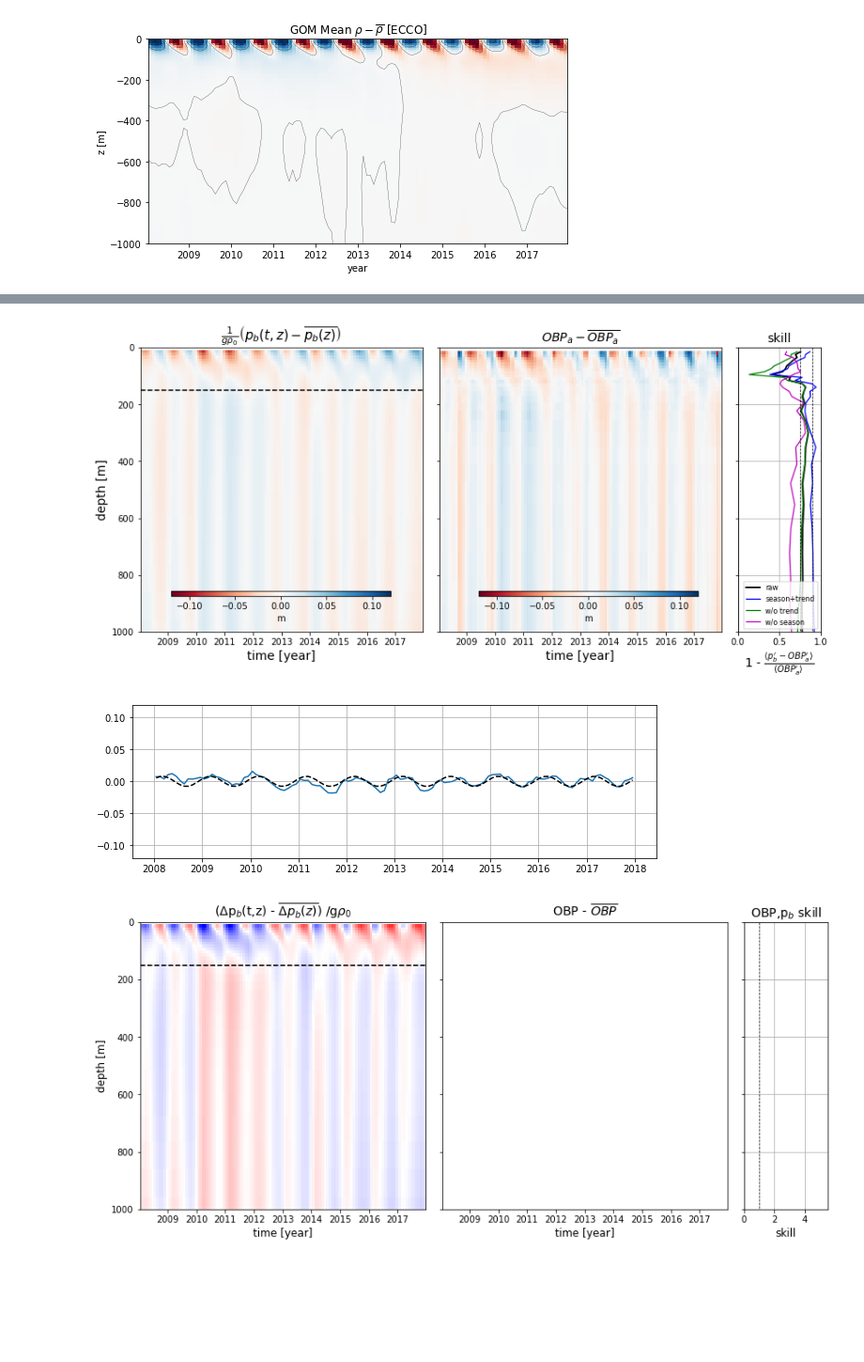
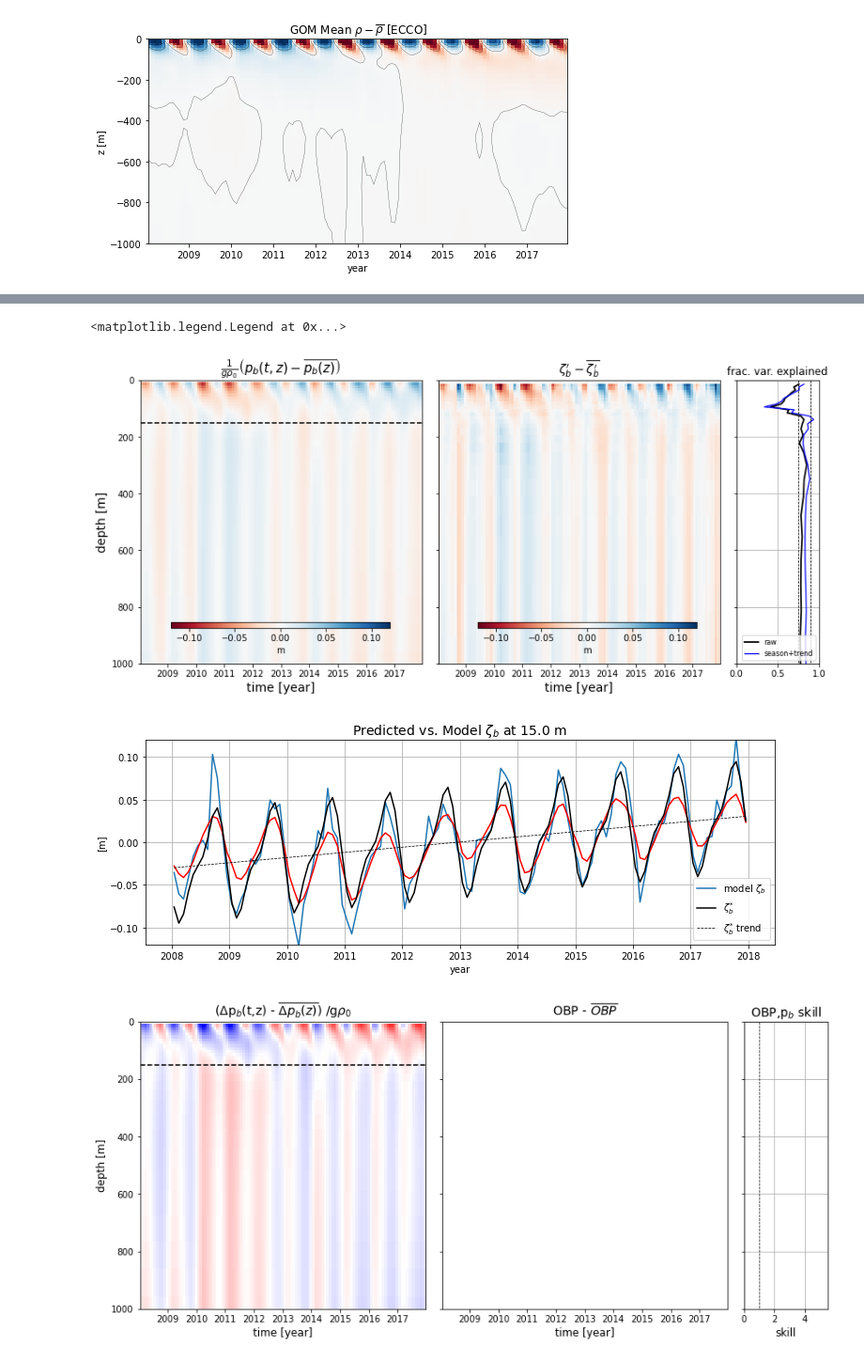
Before and after one commit to jakesteinberg/nasa_ostst, a Jupyter notebook: landerer.ipynb, the cells around one changed output, grey strips where cells are left out. Shown at 94% size. Drawn from its saved outputs; the diff is of its cells as text; code cells hidden in the pictures; blank space fills up the shorter version.

Commit message:
prep and run of all years

```diff
--- a/landerer.ipynb
+++ b/landerer.ipynb
@@ -214,11 +212,9 @@ pes[np.where(pes < -0.0026)]
 array([], dtype=float64)
 # %%
 # show correspondence between SLA, OBP, and steri height as a function of depth
-lon_w = -98; lon_e = -80;
-lat_s = 17; lat_n = 31;
+lon_w = -98; lon_e = -80; lat_s = 17; lat_n = 31;
 skill = 1 - ((s_press.isel(tile=tile_num) - (ster)).var(dim='time')) / \
              ((s_press.isel(tile=tile_num)).var(dim='time'))
-
 colMap = plt.get_cmap('plasma');
 f, ax = plt.subplots(1,1,figsize=(6,4), subplot_kw={'projection':ccrs.PlateCarree(central_longitude=0)})
 cc =ax.pcolor(lons, lats, skill, transform=ccrs.PlateCarree(),cmap=colMap,vmin=0,vmax=1); ax.grid();
@@ -244,8 +240,7 @@ gulf_mask = xr.DataArray(
         XC=(["j","i"], ecco_monthly_ds.XC.isel(tile=tile_num).data), YC=(["j","i"], ecco_monthly_ds.YC.isel(tile=tile_num).data),
     ),
 )
-lon_w = -98; lon_e = -80;
-lat_s = 17; lat_n = 31;
+lon_w = -98; lon_e = -80; lat_s = 17; lat_n = 31;
 gulf_mask = gulf_mask.where(lons > lon_w, np.nan)
 gulf_mask = gulf_mask.where(lons < lon_e, np.nan)
 gulf_mask = gulf_mask.where(lats > lat_s, np.nan)
@@ -551,5 +553,5 @@ layb_da = xr.DataArray(data=np.transpose(layb), dims=["zi","time"],
 # %%
-i = 2
+# select depths/obp for tile 10
 obpi = obp_anom.isel(tile=tile_num) # obp.isel(tile=tile_num)*gulf_mask;
 depi = dep.isel(tile=tile_num);
 # obpi_in = obpi.where((depi > -1*v_cell_z[i-1].data) & (depi <= -1*v_cell_z[i].data))
@@ -584,7 +590,15 @@ datetime.fromordinal(int(tday)) + dt.timedelta(days=tday%1) - dt.timedelta(days=
 # %%
 # A*sin((2pi/365)*t + B) + C*cos((2pi/365)*t + D) + E*x + F
 def trend_season_f(x,a,b,c,d,e,f):
-    return a*np.sin((2*np.pi/365)*x+b) + c*np.cos((2*np.pi/365)*x+d) + e*x + f
+    return a*np.sin((2*np.pi/365)*x+b) + c*np.sin((2*np.pi/(365/2))*x+d) + e*x + f
+    # my attempt: a*np.sin((2*np.pi/365)*x+b) + c*np.cos((2*np.pi/365)*x+d) + e*x + f
+    # chris: a*sin((2pi/365)*t+b) + c*sin((2pi/(365/2))*t+d) + e*t + f;
+
+def trend_f(x,e,f):
+    return e*x + f
+
+def season_f(x,a,b,c,d):
+    return a*np.sin((2*np.pi/365)*x+b) + c*np.cos((2*np.pi/365)*x+d)
 
 # ECCO OBP anomaly
 pb_obs_a = (np.transpose(delta_pb_obs - np.nanmean(delta_pb_obs,axis=0))/g/rho0)
@@ -631,68 +645,66 @@ Kc=ax1.pcolor(ecco_monthly_ds.time,pbdeps,deltapbz_total - deltapbz_total.mean(d
 ax1.plot(ecco_monthly_ds.time,150*np.ones(len(ecco_monthly_ds.time)),color='k',linestyle='--')
 ax1.set_ylabel('depth [m]',fontsize=14); ax1.set_xlabel('time [year]',fontsize=14); ax1.set_ylim([0,1000]);
 ax1.set_title(r'$\frac{1}{g\rho_0} \left( p_b(t,z) - \overline{p_b(z)}\right)$',fontsize=15); ax1.invert_yaxis()
 
 ax2.pcolor(ecco_monthly_ds.time,-1*v_cell_z,np.transpose(delta_pb_obs - np.nanmean(delta_pb_obs,axis=0))/g/rho0,cmap='RdBu',vmin=-0.12,vmax=0.12)
 ax2.set_yticklabels(['']); ax2.set_xlabel('time [year]',fontsize=14); ax2.set_ylim([0,1000]);
-ax2.set_title(r"$OBP_a - \overline{OBP_a}$",fontsize=14); ax2.invert_yaxis()
+ax2.set_title(r"$\zeta_{b}' - \overline{\zeta_{b}'}$",fontsize=14); ax2.invert_yaxis()
 
 # pb_obs_a = (np.transpose(delta_pb_obs - np.nanmean(delta_pb_obs,axis=0))/g/rho0)
 # pb_est_a = (deltapbz_total - deltapbz_total.mean(dim=['time']))
 
 pb_skill = 1 - np.nanvar(pb_obs_a - pb_est_a, axis=1)/np.nanvar(pb_obs_a,axis=1)
 pb_skill_model = 1 - np.nanvar(pb_obs_a_model - pb_est_a_model, axis=1)/np.nanvar(pb_obs_a_model,axis=1)
 pb_skill_wo_trend = 1 - np.nanvar(pb_obs_a_no_trend - pb_est_a_no_trend, axis=1)/np.nanvar(pb_obs_a_no_trend,axis=1)
 pb_skill_wo_season = 1 - np.nanvar(pb_obs_a_no_season - pb_est_a_no_season, axis=1)/np.nanvar(pb_obs_a_no_season,axis=1)
 
 cbpos = [0.16, 0.22, 0.25, 0.015]; cax = fig.add_axes(cbpos);
 cb = f.colorbar(Kc, cax=cax, orientation='horizontal', label='m')
 cbpos = [0.51, 0.22, 0.25, 0.015]; cax = fig.add_axes(cbpos);
 cb = f.colorbar(Kc, cax=cax, orientation='horizontal', label='m')
 
 ax3.plot(pb_skill,-1*v_cell_z,color='k',linewidth=1.75, label='raw')
 ax3.plot(pb_skill_model,-1*v_cell_z,color='b',linewidth=1.25, label='season+trend')
-ax3.plot(pb_skill_wo_trend,-1*v_cell_z,color='g',linewidth=1.25, label='w/o trend')
-ax3.plot(pb_skill_wo_season,-1*v_cell_z,color='m',linewidth=1.25, label='w/o season')
+# ax3.plot(pb_skill_wo_trend,-1*v_cell_z,color='g',linewidth=1.25, label='w/o trend')
+# ax3.plot(pb_skill_wo_season,-1*v_cell_z,color='m',linewidth=1.25, label='w/o season')
 # ax3.plot([0,0],[0,1000],color='k',linestyle='-',linewidth=1.25)
 ax3.plot([0.75,0.75],[0,1000],color='k',linestyle='--',linewidth=0.75)
 ax3.plot([0.9,0.9],[0,1000],color='k',linestyle='--',linewidth=0.75)
 # ax3.plot([-0.35,-0.35],[0,1000],color='k',linestyle='--',linewidth=0.75)
 # ax3.plot([0.35,0.35],[0,1000],color='k',linestyle='--',linewidth=0.75)
-ax3.set_yticklabels(['']); ax3.set_xlabel(r"1 - $\frac{\langle p_b' - OBP_a' \rangle}{\langle OBP_a' \rangle}$",fontsize=14); ax3.set_xlim([0,1]); ax3.set_ylim([0,1000]);
-ax3.set_title(r'skill',fontsize=14); ax3.invert_yaxis(); ax3.grid(); ax3.legend(loc=4,fontsize=8)
+ax3.set_yticklabels(['']); ax3.set_xlim([0,1]); ax3.set_ylim([0,1000]);
+# ax3.set_xlabel(r"1 - $\frac{\langle p_b' - OBP_a' \rangle}{\langle OBP_a' \rangle}$",fontsize=14); ax3.set_title(r'skill',fontsize=14);
+ax3.set_title('frac. var. explained')
+ax3.invert_yaxis(); ax3.grid(); ax3.legend(loc=4,fontsize=8)
 
 # cbpos = [0.92, 0.15, 0.015, 0.4]; cax = f.add_axes(cbpos); cb = f.colorbar(Kc, cax=cax, orientation='vertical', extend='both')
-fig.savefig('/Users/jakesteinberg/Documents/NASA_OSTST/manuscript/figures/landerer_predicted_vs_model_obp_2.jpg', dpi=350)
+# fig.savefig('/Users/jakesteinberg/Documents/NASA_OSTST/manuscript/figures/landerer_predicted_vs_model_obp_2.jpg', dpi=350)
 # %% [output]
+<matplotlib.legend.Legend at 0x...>
-[figure, old version]
+[figure, new version]
 # %%
-d_i = 10
+d_i = 1 # depth index
 fit = curve_fit(trend_season_f, time_ord-time_ord[0], pb_obs_a[d_i,:])
 model = trend_season_f((time_ord-time_ord[0]),*fit[0])
-
-def trend_f(x,e,f):
-    return e*x + f
-
-def season_f(x,a,b,c,d):
-    return a*np.sin((2*np.pi/365)*x+b) + c*np.cos((2*np.pi/365)*x+d)
-
 model_trend = trend_f((time_ord-time_ord[0]),fit[0][4],fit[0][5])
 model_season = season_f((time_ord-time_ord[0]),fit[0][0],fit[0][1],fit[0][2],fit[0][3])
 
-f, ax = plt.subplots(1,1,figsize=(10,3))
-# ax.plot(ecco_monthly_ds.time, pb_obs_a[d_i,:])
+f, ax = plt.subplots(1,1,figsize=(12,4),sharey=True,sharex=True)
+ax.plot(ecco_monthly_ds.time, pb_obs_a[d_i,:], label=r'model $\zeta_b$')
 # ax.plot(ecco_monthly_ds.time, pb_obs_a[d_i,:] - model_season)
-ax.plot(ecco_monthly_ds.time, pb_obs_a[d_i,:] - model_trend)
-# ax.plot(ecco_monthly_ds.time, pb_est_a[5,:],color='r')
+# ax.plot(ecco_monthly_ds.time, pb_obs_a[d_i,:] - model_trend, label=r'model $\zeta_b$')
+ax.plot(ecco_monthly_ds.time, pb_est_a[d_i,:],color='r')
 
-# ax.plot(ecco_monthly_ds.time, model,color='k',linestyle='--')
-# ax.plot(ecco_monthly_ds.time, model_trend,color='k',linestyle='--')
-ax.plot(ecco_monthly_ds.time, model_season, color='k',linestyle='--')
+ax.plot(ecco_monthly_ds.time, model, color='k', linestyle='-', label=r'$\zeta_b^{*}$')
+ax.plot(ecco_monthly_ds.time, model_trend, color='k', linestyle='--', linewidth=0.75, label=r'$\zeta_b^{*}$ trend')
+# ax.plot(ecco_monthly_ds.time, model_season, color='k', linestyle='--', linewidth=0.75)
 
-ax.set_ylim([-0.12,0.12])
-ax.grid()
+ax.set_ylim([-0.12,0.12]); ax.set_ylabel('[m]'); ax.legend()
+ax.set_title(r'Predicted vs. Model $\zeta_b$ at ' + str(-1*v_cell_z[d_i].data) + ' m', fontsize=14)
+ax.set_xlabel('year')
+ax.grid();
 # %% [output]
-[figure, old version]
+[figure, new version]
 # %%
 fig = plt.figure(figsize=(14,6))
 gs = GridSpec(1, 7, figure=fig)
```
Also changed, not shown: parts of 17 cells of this notebook, 4 other files.
